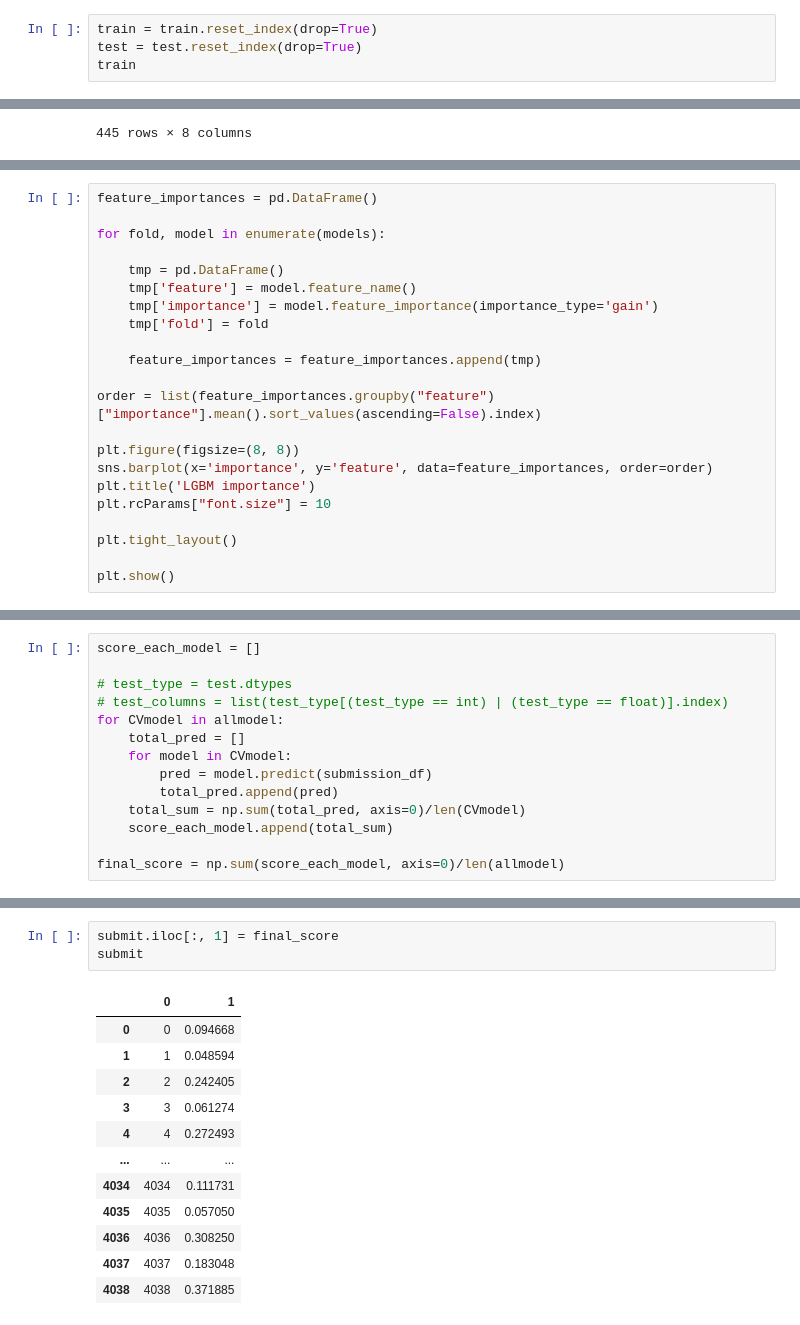
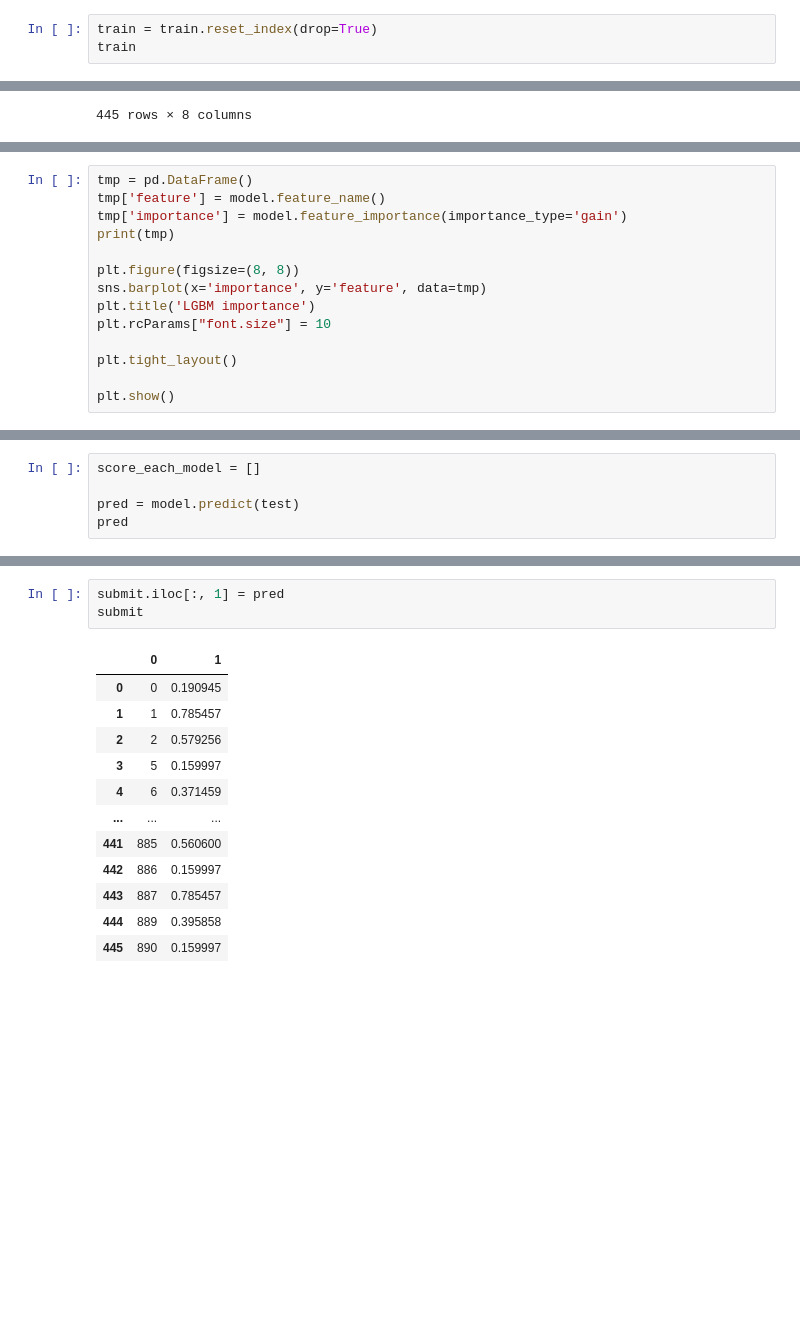
Before and after one commit to daipoon/competition_code, a Jupyter notebook: Titanic_Baseline.ipynb, the cells around one changed output, grey strips where cells are left out. Saved outputs shown, nothing was run; the diff lists cells and outputs as text; blank space fills up the shorter version.

```diff
--- a/Titanic_Baseline.ipynb
+++ b/Titanic_Baseline.ipynb
@@ -108,6 +144,5 @@ test
 # %%
 train = train.reset_index(drop=True)
-test = test.reset_index(drop=True)
 train
 # %% [output]
 |  | survived | pclass | sex | age | sibsp | parch | fare | embarked |
@@ -276,19 +260,11 @@ def visualize_importance(models, feat_train_df, file_name):
 # %%
-feature_importances = pd.DataFrame()
-
-for fold, model in enumerate(models):
-
-    tmp = pd.DataFrame()
-    tmp['feature'] = model.feature_name()
-    tmp['importance'] = model.feature_importance(importance_type='gain')
-    tmp['fold'] = fold
-
-    feature_importances = feature_importances.append(tmp)
-
-order = list(feature_importances.groupby("feature")["importance"].mean().sort_values(ascending=False).index)
+tmp = pd.DataFrame()
+tmp['feature'] = model.feature_name()
+tmp['importance'] = model.feature_importance(importance_type='gain')
+print(tmp)
 
 plt.figure(figsize=(8, 8))
-sns.barplot(x='importance', y='feature', data=feature_importances, order=order)
+sns.barplot(x='importance', y='feature', data=tmp)
 plt.title('LGBM importance')
 plt.rcParams["font.size"] = 10
 
@@ -356,14 +283,0 @@ train_df
-# %%
-score_each_model = []
-
-# test_type = test.dtypes
-# test_columns = list(test_type[(test_type == int) | (test_type == float)].index)
-for CVmodel in allmodel:
-    total_pred = []
-    for model in CVmodel:
-        pred = model.predict(submission_df)
-        total_pred.append(pred)
-    total_sum = np.sum(total_pred, axis=0)/len(CVmodel)
-    score_each_model.append(total_sum)
-
-final_score = np.sum(score_each_model, axis=0)/len(allmodel)
@@ -379,0 +284,5 @@ array([0.0946677 , 0.04859376, 0.24240453, ..., 0.30825024, 0.18304793,
+# %%
+score_each_model = []
+
+pred = model.predict(test)
+pred
@@ -380,16 +307,16 @@ array([0.0946677 , 0.04859376, 0.24240453, ..., 0.30825024, 0.18304793,
 # %%
-submit.iloc[:, 1] = final_score
+submit.iloc[:, 1] = pred
 submit
 # %% [output]
 |  | 0 | 1 |
-| 0 | 0 | 0.094668 |
-| 1 | 1 | 0.048594 |
-| 2 | 2 | 0.242405 |
-| 3 | 3 | 0.061274 |
-| 4 | 4 | 0.272493 |
+| 0 | 0 | 0.190945 |
+| 1 | 1 | 0.785457 |
+| 2 | 2 | 0.579256 |
+| 3 | 5 | 0.159997 |
+| 4 | 6 | 0.371459 |
 | ... | ... | ... |
-| 4034 | 4034 | 0.111731 |
-| 4035 | 4035 | 0.057050 |
-| 4036 | 4036 | 0.308250 |
-| 4037 | 4037 | 0.183048 |
-| 4038 | 4038 | 0.371885 |
+| 441 | 885 | 0.560600 |
+| 442 | 886 | 0.159997 |
+| 443 | 887 | 0.785457 |
+| 444 | 889 | 0.395858 |
+| 445 | 890 | 0.159997 |
```
Also changed, not shown: parts of 29 cells of this notebook.
